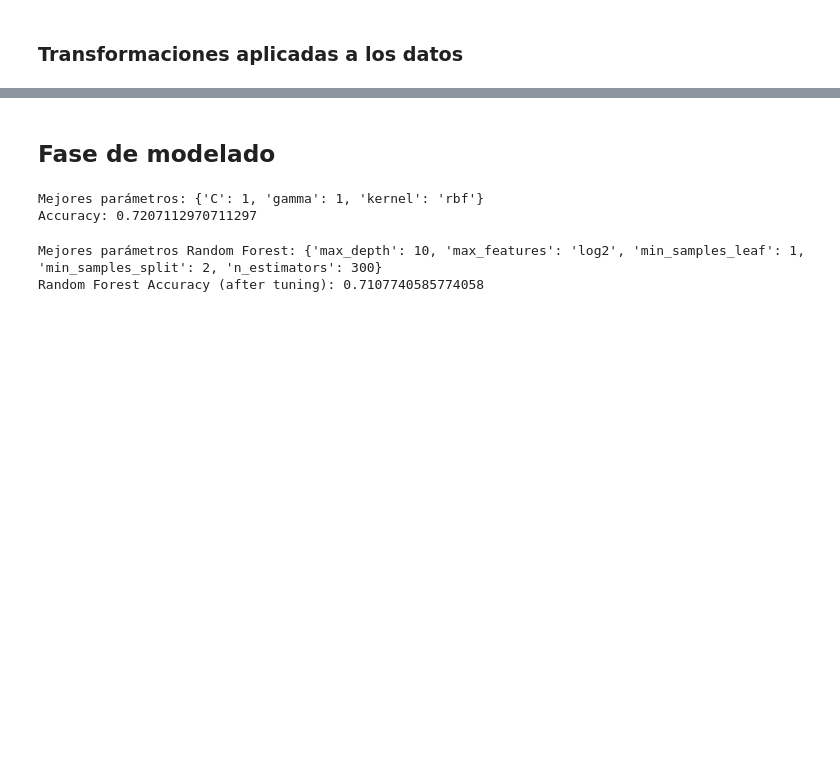
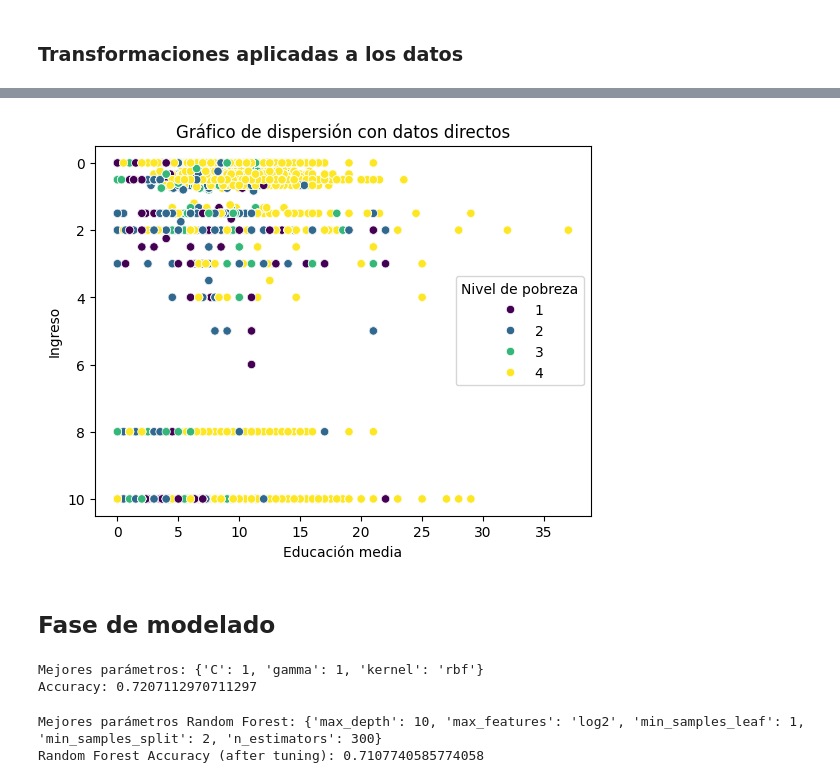
Before and after one commit to AvocadoAguacate/TC03ML, a Jupyter notebook: TC.ipynb, the cells around one changed output, grey strips where cells are left out. Drawn from its saved outputs; the diff is of its cells as text; code cells hidden in the pictures; blank space fills up the shorter version.

```diff
--- a/TC.ipynb
+++ b/TC.ipynb
@@ -236,3 +230,12 @@ plt.show()
+# %%
+sns.scatterplot(x=CLEAN_MEAN_EDUCATION_COLUMN_NAME, y=CLEAN_DEPENDENCY_COLUMN_NAME, hue=TARGET_COLUMN_NAME, palette="viridis", data=data)
+plt.xlabel("Educación media")
+plt.ylabel("Ingreso")
+plt.title("Gráfico de dispersión con datos directos")
+plt.legend(title="Nivel de pobreza")
+plt.show()
+# %% [output]
+[figure, added]
 # %% [markdown]
 ## Fase de modelado
 # %%
```
Also changed, not shown: parts of 9 cells of this notebook.
